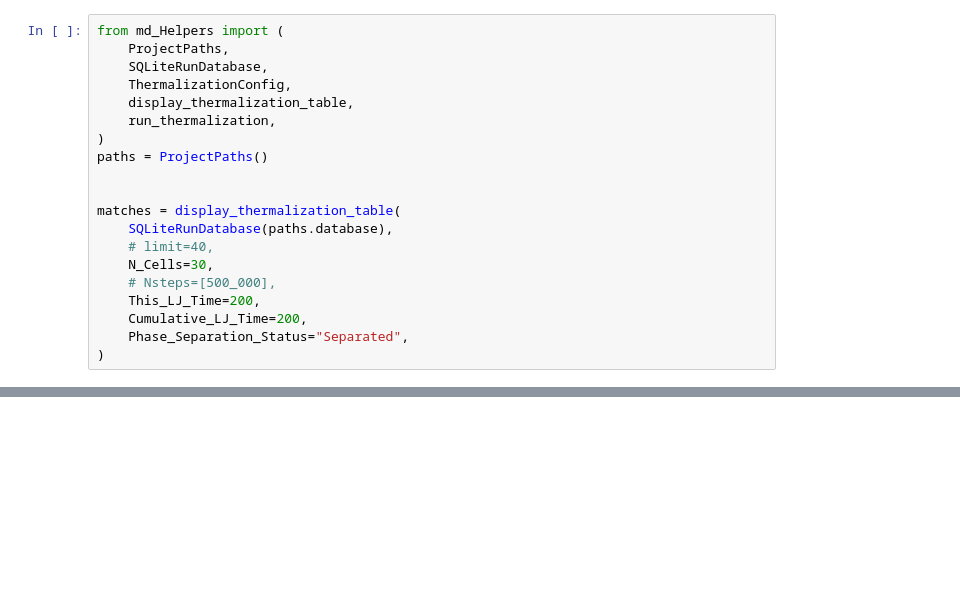
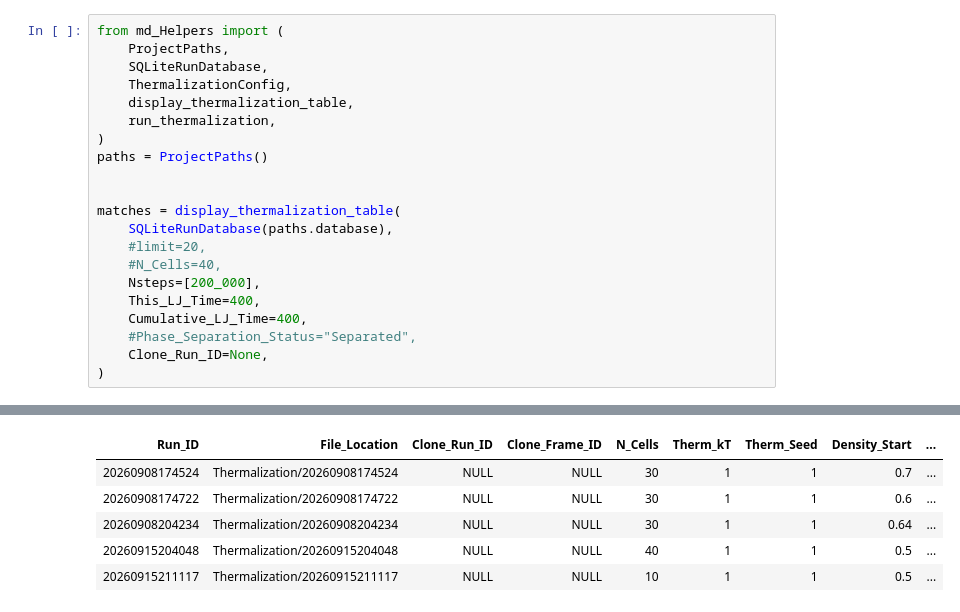
Before and after one commit to SBC-Collaboration/MDsims, a Jupyter notebook: DisplayMaster.ipynb, the cells around one changed output, grey strips where cells are left out. Drawn from its saved outputs; the diff is of its cells as text; blank space fills up the shorter version.

```diff
--- a/DisplayMaster.ipynb
+++ b/DisplayMaster.ipynb
@@ -37,11 +37,12 @@ paths = ProjectPaths()
 
 matches = display_thermalization_table(
     SQLiteRunDatabase(paths.database),
-    # limit=40,
-    N_Cells=30,
-    # Nsteps=[500_000],
-    This_LJ_Time=200,
-    Cumulative_LJ_Time=200,
-    Phase_Separation_Status="Separated",
+    #limit=20,
+    #N_Cells=40,
+    Nsteps=[200_000],
+    This_LJ_Time=400,
+    Cumulative_LJ_Time=400,
+    #Phase_Separation_Status="Separated",
+    Clone_Run_ID=None,
 )
 # %% [output]
@@ -48,0 +49,6 @@ matches = display_thermalization_table(
+| Run_ID | File_Location | Clone_Run_ID | Clone_Frame_ID | N_Cells | Therm_kT | Therm_Seed | Density_Start | ... |
+| 20260908174524 | Thermalization/20260908174524 | NULL | NULL | 30 | 1 | 1 | 0.7 | ... |
+| 20260908174722 | Thermalization/20260908174722 | NULL | NULL | 30 | 1 | 1 | 0.6 | ... |
+| 20260908204234 | Thermalization/20260908204234 | NULL | NULL | 30 | 1 | 1 | 0.64 | ... |
+| 20260915204048 | Thermalization/20260915204048 | NULL | NULL | 40 | 1 | 1 | 0.5 | ... |
+| 20260915211117 | Thermalization/20260915211117 | NULL | NULL | 10 | 1 | 1 | 0.5 | ... |
```
Also changed, not shown: parts of 2 cells of this notebook, 11 other files.
